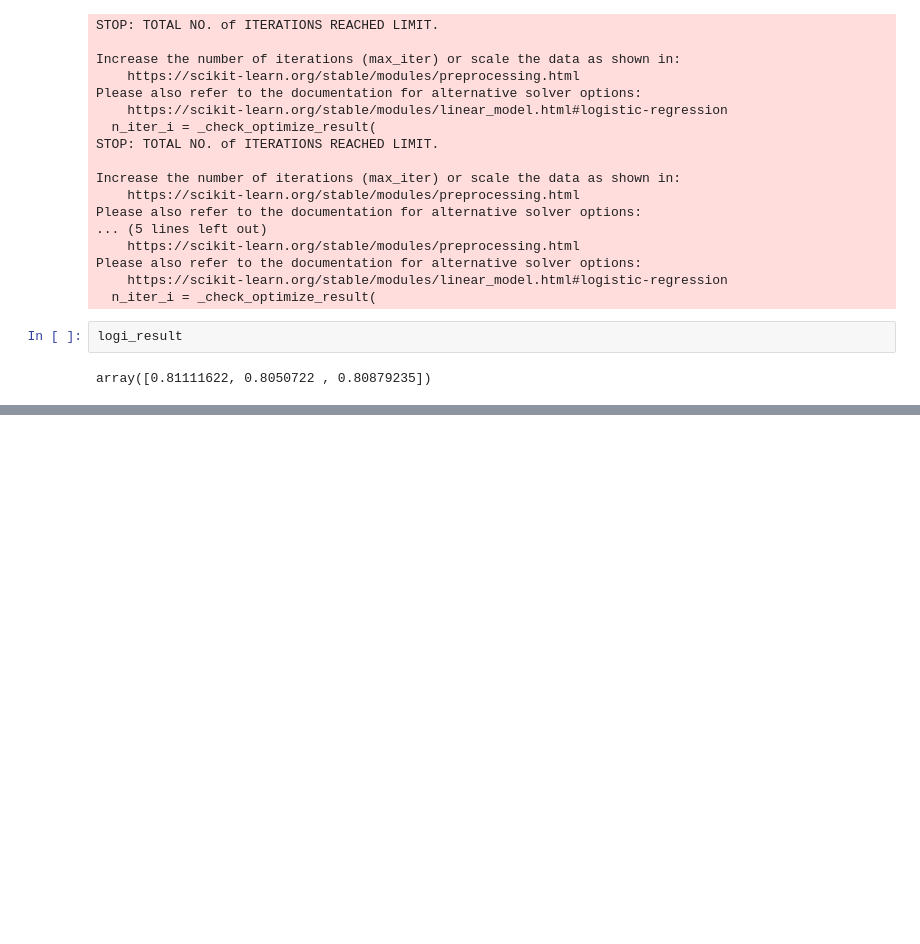
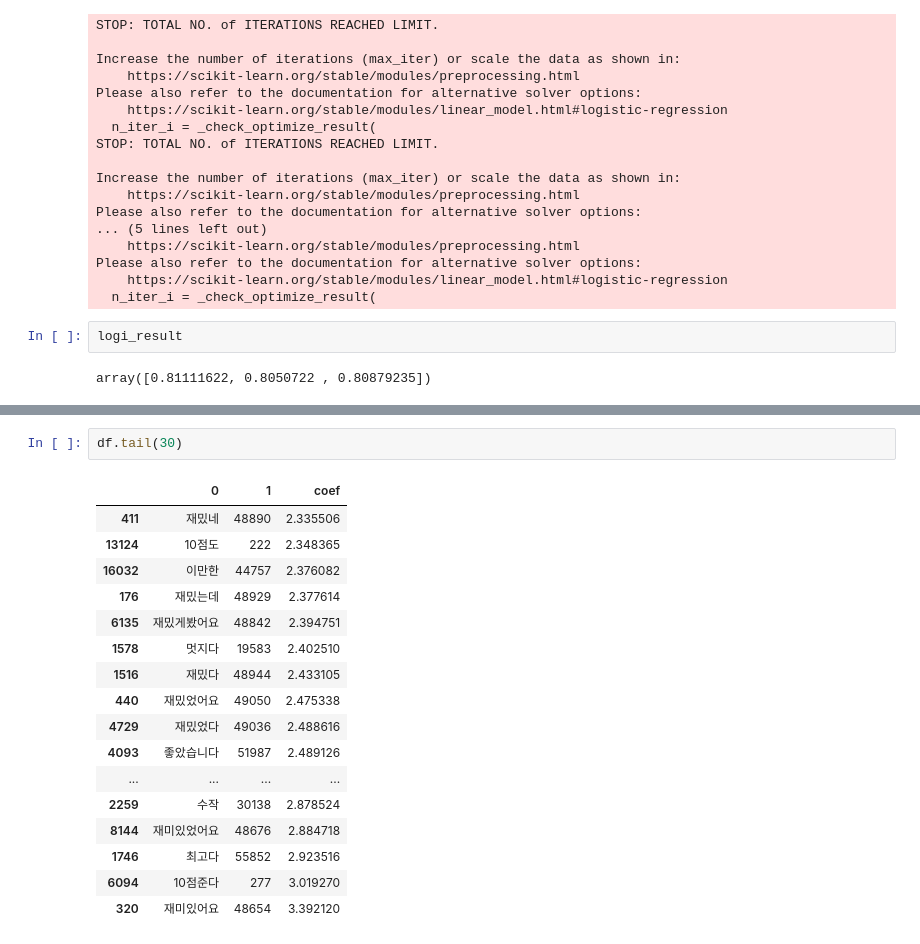
Before and after one commit to bellpe/machine-learning, a Jupyter notebook: ex08_네이버영화리뷰데이터.ipynb, the cells around one changed output, grey strips where cells are left out. Drawn from its saved outputs; the diff is of its cells as text; blank space fills up the shorter version.

```diff
--- a/ex08_네이버영화리뷰데이터.ipynb
+++ b/ex08_네이버영화리뷰데이터.ipynb
@@ -298,0 +492,20 @@ array([0.81111622, 0.8050722 , 0.80879235])
+# %%
+df.tail(30)
+# %% [output]
+|  | 0 | 1 | coef |
+| 411 | 재밌네 | 48890 | 2.335506 |
+| 13124 | 10점도 | 222 | 2.348365 |
+| 16032 | 이만한 | 44757 | 2.376082 |
+| 176 | 재밌는데 | 48929 | 2.377614 |
+| 6135 | 재밌게봤어요 | 48842 | 2.394751 |
+| 1578 | 멋지다 | 19583 | 2.402510 |
+| 1516 | 재밌다 | 48944 | 2.433105 |
+| 440 | 재밌었어요 | 49050 | 2.475338 |
+| 4729 | 재밌었다 | 49036 | 2.488616 |
+| 4093 | 좋았습니다 | 51987 | 2.489126 |
+| ... | ... | ... | ... |
+| 2259 | 수작 | 30138 | 2.878524 |
+| 8144 | 재미있었어요 | 48676 | 2.884718 |
+| 1746 | 최고다 | 55852 | 2.923516 |
+| 6094 | 10점준다 | 277 | 3.019270 |
+| 320 | 재미있어요 | 48654 | 3.392120 |
```
Also changed, not shown: parts of 36 cells of this notebook.
